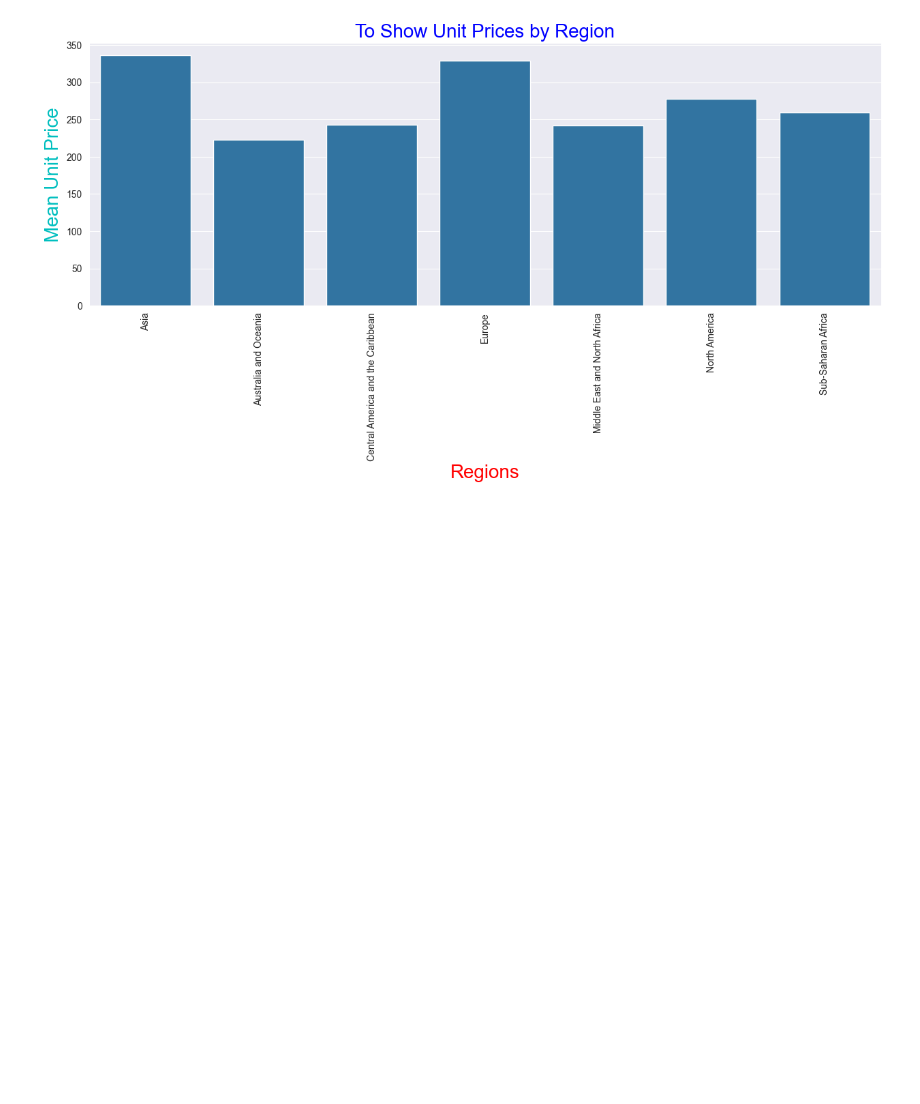
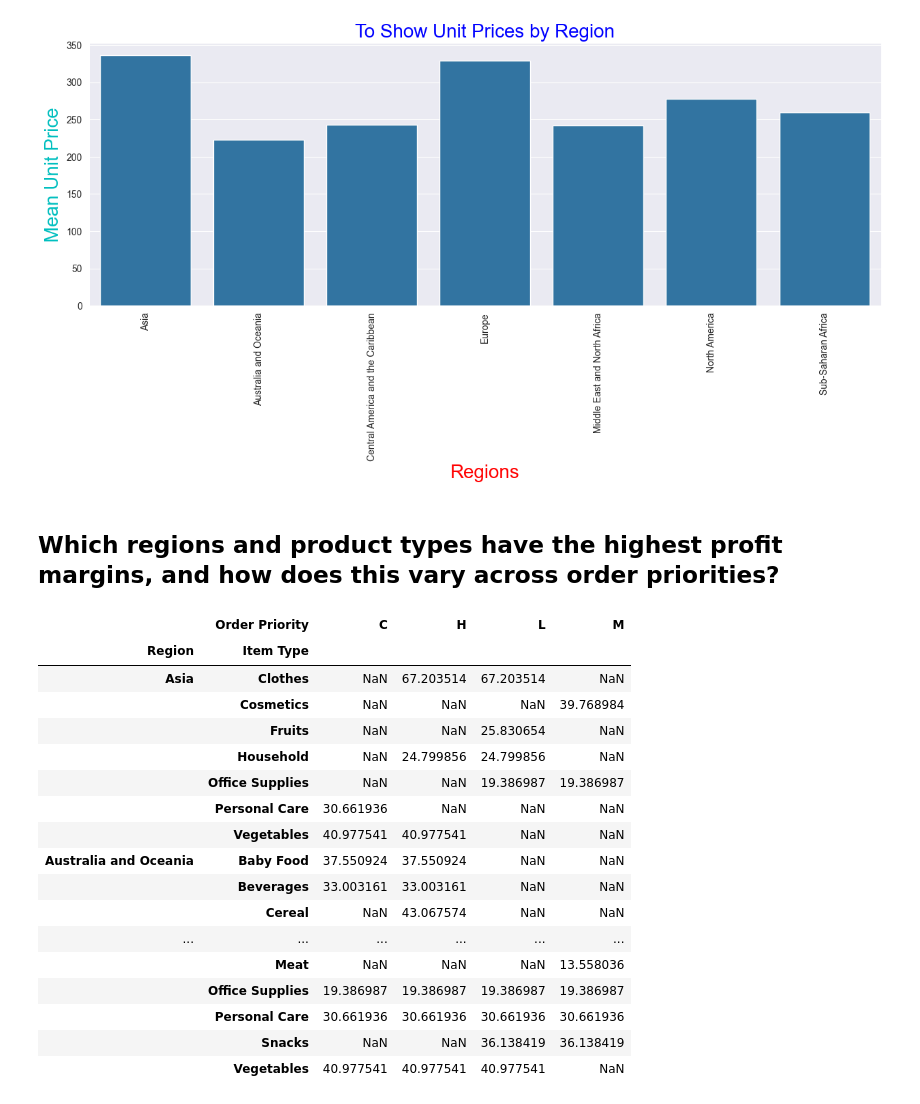
Before and after one commit to gdprasad1201/Amazon-Sales-Data-Analytics-Mini-Project, a Jupyter notebook: sales.ipynb, the cells around one changed output. Saved outputs shown, nothing was run; the diff lists cells and outputs as text; code cells hidden in the pictures; blank space fills up the shorter version.

```diff
--- a/sales.ipynb
+++ b/sales.ipynb
@@ -408,3 +427,29 @@ plt.ylabel('Mean Unit Price', fontsize = 20, color = 'c')
 plt.show()
 # %% [output]
 [figure]
+# %% [markdown]
+## Which regions and product types have the highest profit margins, and how does this vary across order priorities?
+# %%
+# Which regions and product types have the highest profit margins, and how does this vary across order priorities?
+data['Profit Margin'] = data['Total Profit'] / data['Total Revenue'] * 100
+Region_Product_Profit_Margin = data.groupby(['Region', 'Item Type', 'Order Priority'])['Profit Margin'].mean().unstack()
+Region_Product_Profit_Margin
+# %% [output]
+|  | Order Priority | C | H | L | M |
+| Region | Item Type |  |  |  |  |
+| Asia | Clothes | NaN | 67.203514 | 67.203514 | NaN |
+|  | Cosmetics | NaN | NaN | NaN | 39.768984 |
+|  | Fruits | NaN | NaN | 25.830654 | NaN |
+|  | Household | NaN | 24.799856 | 24.799856 | NaN |
+|  | Office Supplies | NaN | NaN | 19.386987 | 19.386987 |
+|  | Personal Care | 30.661936 | NaN | NaN | NaN |
+|  | Vegetables | 40.977541 | 40.977541 | NaN | NaN |
+| Australia and Oceania | Baby Food | 37.550924 | 37.550924 | NaN | NaN |
+|  | Beverages | 33.003161 | 33.003161 | NaN | NaN |
+|  | Cereal | NaN | 43.067574 | NaN | NaN |
+| ... | ... | ... | ... | ... | ... |
+|  | Meat | NaN | NaN | NaN | 13.558036 |
+|  | Office Supplies | 19.386987 | 19.386987 | 19.386987 | 19.386987 |
+|  | Personal Care | 30.661936 | 30.661936 | 30.661936 | 30.661936 |
+|  | Snacks | NaN | NaN | 36.138419 | 36.138419 |
+|  | Vegetables | 40.977541 | 40.977541 | 40.977541 | NaN |
```
Also changed, not shown: parts of 11 cells of this notebook, 2 other files.
